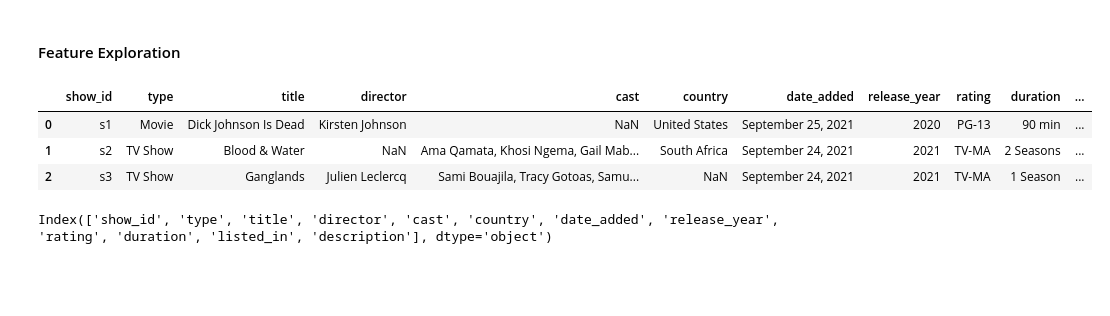
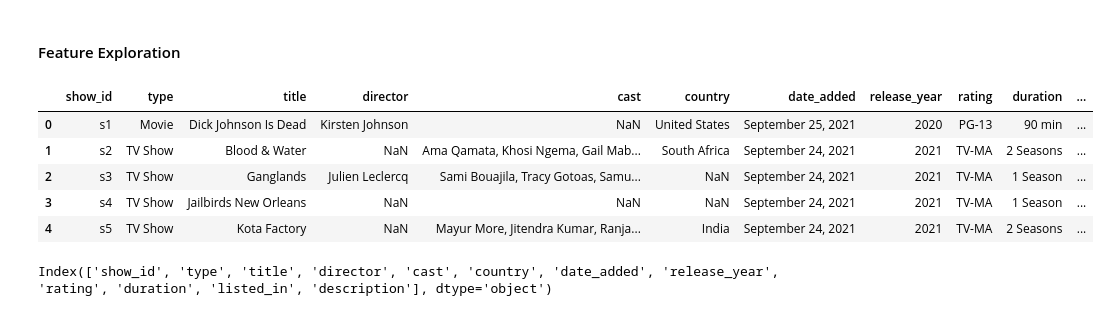
Before and after one commit to enescatagan/Netflix-EDA, a Jupyter notebook: netflix_eda.ipynb, the cells around one changed output. Saved outputs shown, nothing was run; the diff lists cells and outputs as text; code cells hidden in the pictures; blank space fills up the shorter version.

```diff
--- a/netflix_eda.ipynb
+++ b/netflix_eda.ipynb
@@ -44,12 +46,14 @@ df = pd.read_csv('data_sets/netflix_titles.csv')
 #### Feature Exploration
 # %%
 # First 3 Data
-df.head(3)
+df.head()
 # %% [output]
 |  | show_id | type | title | director | cast | country | date_added | release_year | rating | duration | ... |
 | 0 | s1 | Movie | Dick Johnson Is Dead | Kirsten Johnson | NaN | United States | September 25, 2021 | 2020 | PG-13 | 90 min | ... |
 | 1 | s2 | TV Show | Blood & Water | NaN | Ama Qamata, Khosi Ngema, Gail Mab... | South Africa | September 24, 2021 | 2021 | TV-MA | 2 Seasons | ... |
 | 2 | s3 | TV Show | Ganglands | Julien Leclercq | Sami Bouajila, Tracy Gotoas, Samu... | NaN | September 24, 2021 | 2021 | TV-MA | 1 Season | ... |
+| 3 | s4 | TV Show | Jailbirds New Orleans | NaN | NaN | NaN | September 24, 2021 | 2021 | TV-MA | 1 Season | ... |
+| 4 | s5 | TV Show | Kota Factory | NaN | Mayur More, Jitendra Kumar, Ranja... | India | September 24, 2021 | 2021 | TV-MA | 2 Seasons | ... |
 # %%
 df.columns
 # %% [output]
```
Also changed, not shown: parts of 37 cells of this notebook.
